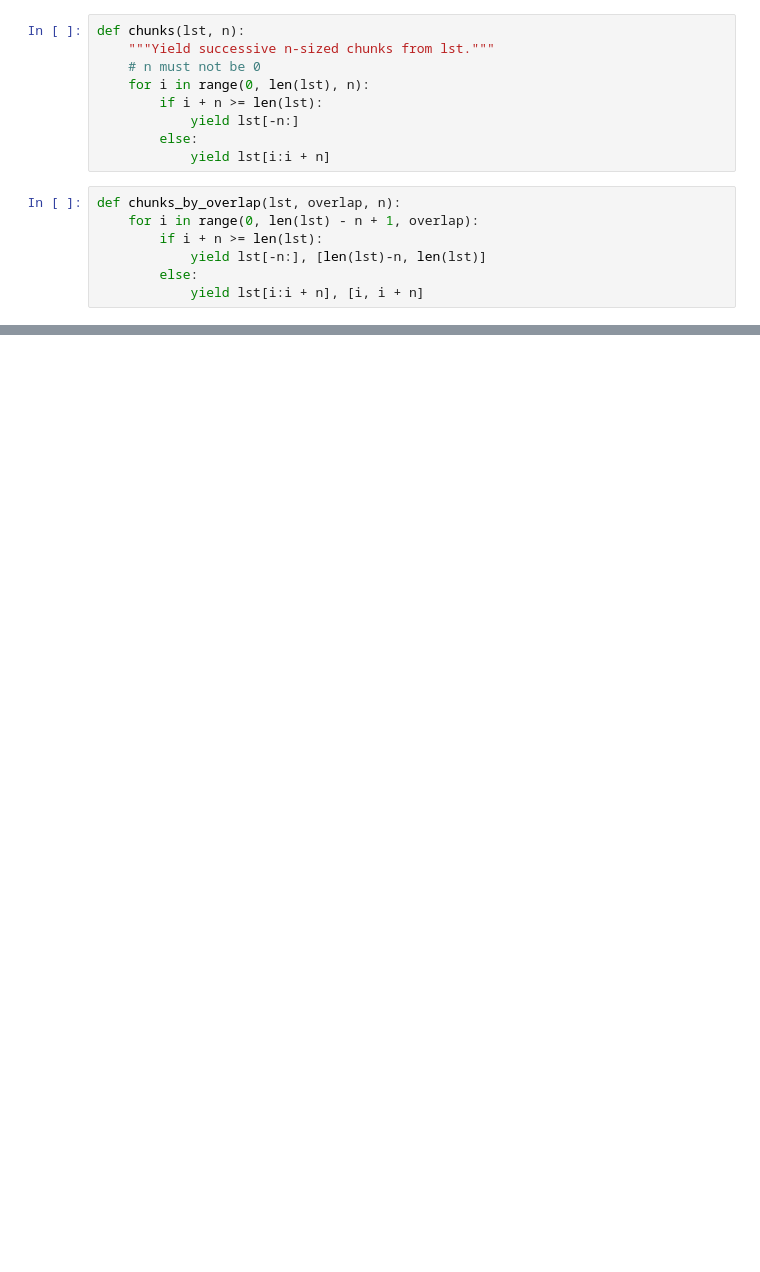
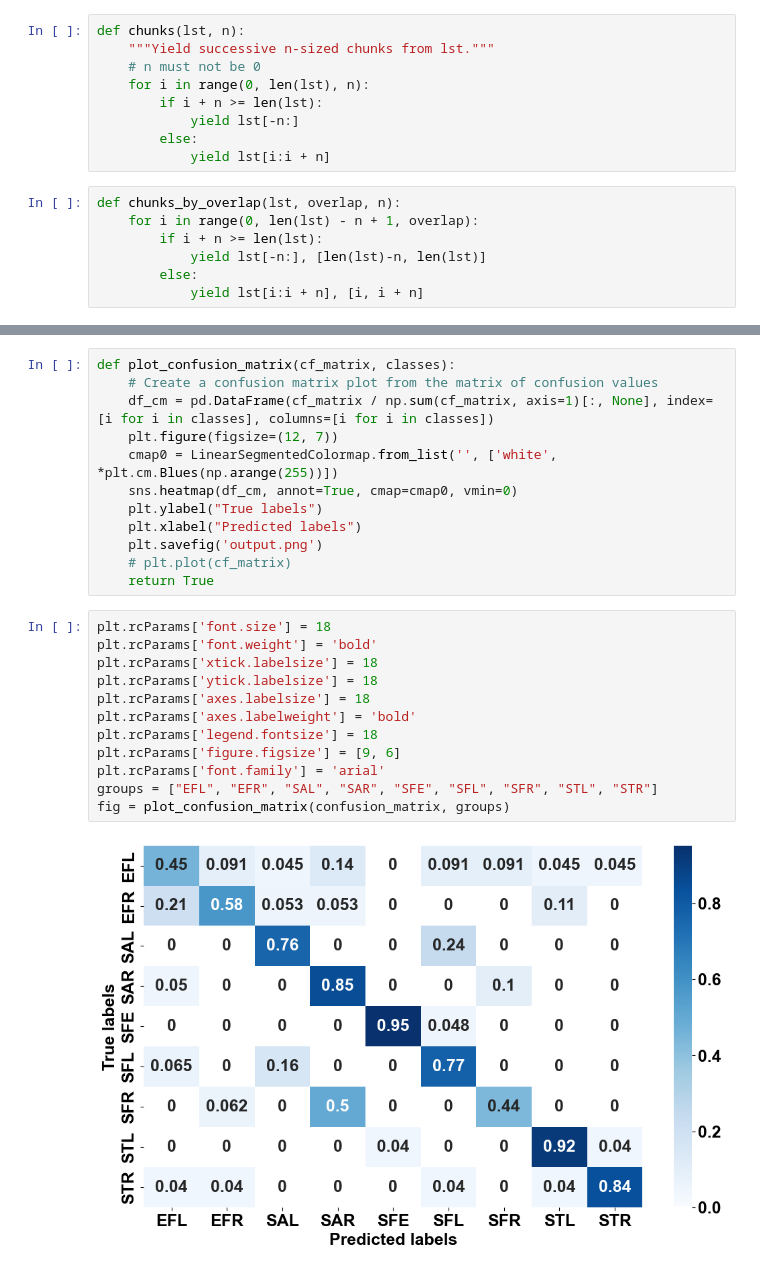
Before and after one commit to rayhawkins/telerehab_exercise_feedback, a Jupyter notebook: apply_classifier_whole_video.ipynb, the cells around one changed output, grey strips where cells are left out. Saved outputs shown, nothing was run; the diff lists cells and outputs as text; blank space fills up the shorter version.

```diff
--- a/apply_classifier_whole_video.ipynb
+++ b/apply_classifier_whole_video.ipynb
@@ -192,0 +287,26 @@ True
+# %%
+def plot_confusion_matrix(cf_matrix, classes):
+    # Create a confusion matrix plot from the matrix of confusion values
+    df_cm = pd.DataFrame(cf_matrix / np.sum(cf_matrix, axis=1)[:, None], index=[i for i in classes], columns=[i for i in classes])
+    plt.figure(figsize=(12, 7))
+    cmap0 = LinearSegmentedColormap.from_list('', ['white', *plt.cm.Blues(np.arange(255))])
+    sns.heatmap(df_cm, annot=True, cmap=cmap0, vmin=0)
+    plt.ylabel("True labels")
+    plt.xlabel("Predicted labels")
+    plt.savefig('output.png')
+    # plt.plot(cf_matrix)
+    return True
+# %%
+plt.rcParams['font.size'] = 18
+plt.rcParams['font.weight'] = 'bold'
+plt.rcParams['xtick.labelsize'] = 18
+plt.rcParams['ytick.labelsize'] = 18
+plt.rcParams['axes.labelsize'] = 18
+plt.rcParams['axes.labelweight'] = 'bold'
+plt.rcParams['legend.fontsize'] = 18
+plt.rcParams['figure.figsize'] = [9, 6]
+plt.rcParams['font.family'] = 'arial'
+groups = ["EFL", "EFR", "SAL", "SAR", "SFE", "SFL", "SFR", "STL", "STR"]
+fig = plot_confusion_matrix(confusion_matrix, groups)
+# %% [output]
+[figure, added]
```
Also changed, not shown: parts of 8 cells of this notebook, 14 other files.
